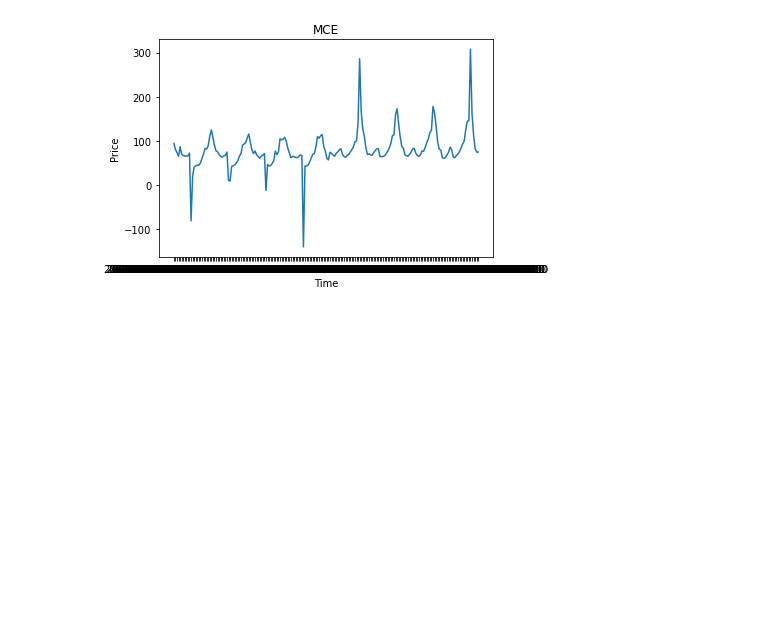
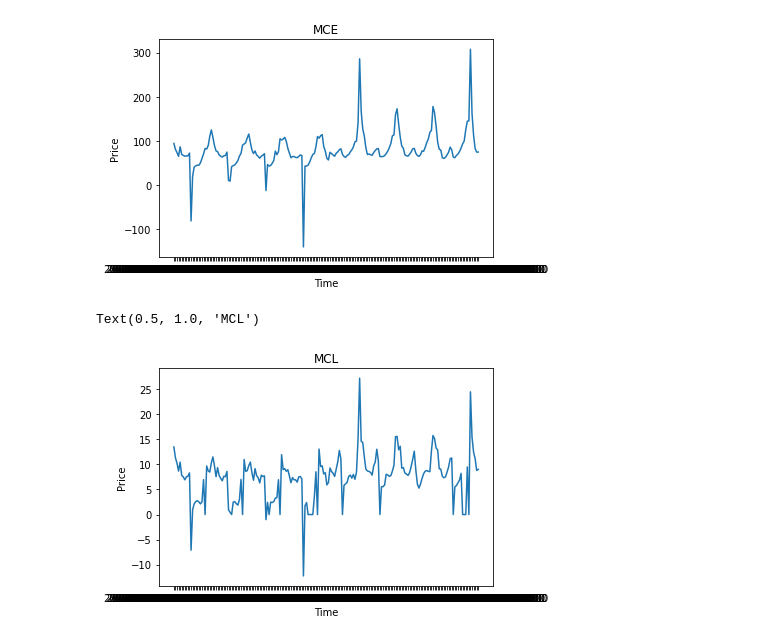
Before and after one commit to kaicheng0824/carbon_related_data_analytics, a Jupyter notebook: power_plant_related/GenerateTimeSeries_LMP.ipynb, the cells around one changed output. Cells and saved outputs as stored; diff of their text form; code cells hidden in the pictures; blank space fills up the shorter version.

```diff
--- a/power_plant_related/GenerateTimeSeries_LMP.ipynb
+++ b/power_plant_related/GenerateTimeSeries_LMP.ipynb
@@ -79,3 +79,13 @@ plt.title("MCE")
 # %% [output]
 Text(0.5, 1.0, 'MCE')
 [figure]
+# %%
+plt.plot(time,loss)
+plt.xlabel('Time')
+plt.ylabel('Price')
+
+# displaying the title
+plt.title("MCL")
+# %% [output]
+Text(0.5, 1.0, 'MCL')
+[figure, added]
```
Also changed, not shown: 29 other files.
